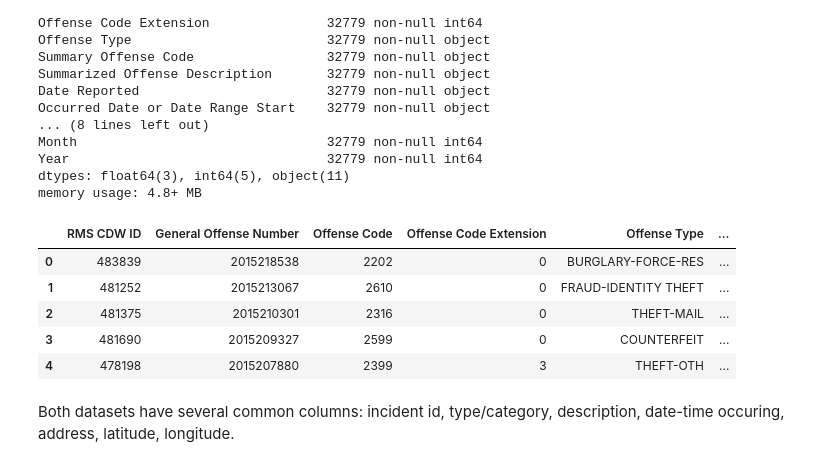
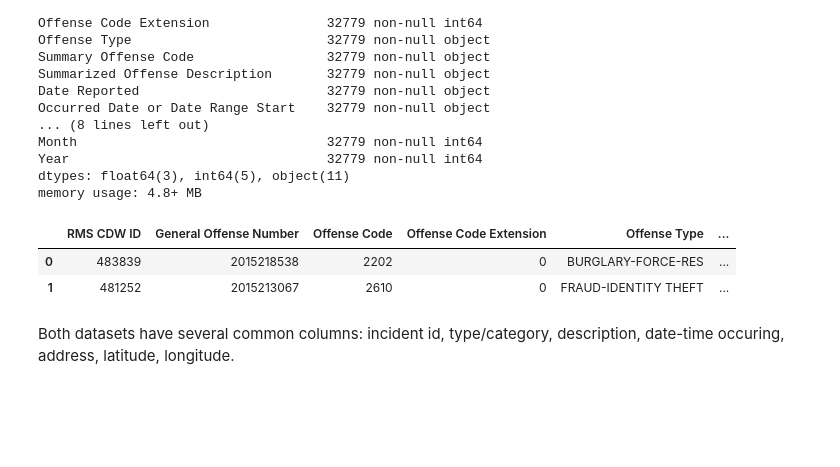
Before and after one commit to nguyenbh1507/DS-at-scale, a Jupyter notebook: Less crime in the early morning.ipynb, the cells around one changed output. Cells and saved outputs as stored; diff of their text form; code cells hidden in the pictures; blank space fills up the shorter version.

```diff
--- a/Less crime in the early morning.ipynb
+++ b/Less crime in the early morning.ipynb
@@ -67,14 +64,11 @@ Year                                 32779 non-null int64
 dtypes: float64(3), int64(5), object(11)
 memory usage: 4.8+ MB
 # %%
-seatDF.head()
+seatDF.head(2)
 # %% [output]
 |  | RMS CDW ID | General Offense Number | Offense Code | Offense Code Extension | Offense Type | ... |
 | 0 | 483839 | 2015218538 | 2202 | 0 | BURGLARY-FORCE-RES | ... |
 | 1 | 481252 | 2015213067 | 2610 | 0 | FRAUD-IDENTITY THEFT | ... |
-| 2 | 481375 | 2015210301 | 2316 | 0 | THEFT-MAIL | ... |
-| 3 | 481690 | 2015209327 | 2599 | 0 | COUNTERFEIT | ... |
-| 4 | 478198 | 2015207880 | 2399 | 3 | THEFT-OTH | ... |
 # %% [markdown]
 Both datasets have several common columns: incident id, type/category, description, date-time occuring, address, latitude, longitude.
 # %% [markdown]
```
Also changed, not shown: parts of 11 cells of this notebook.
